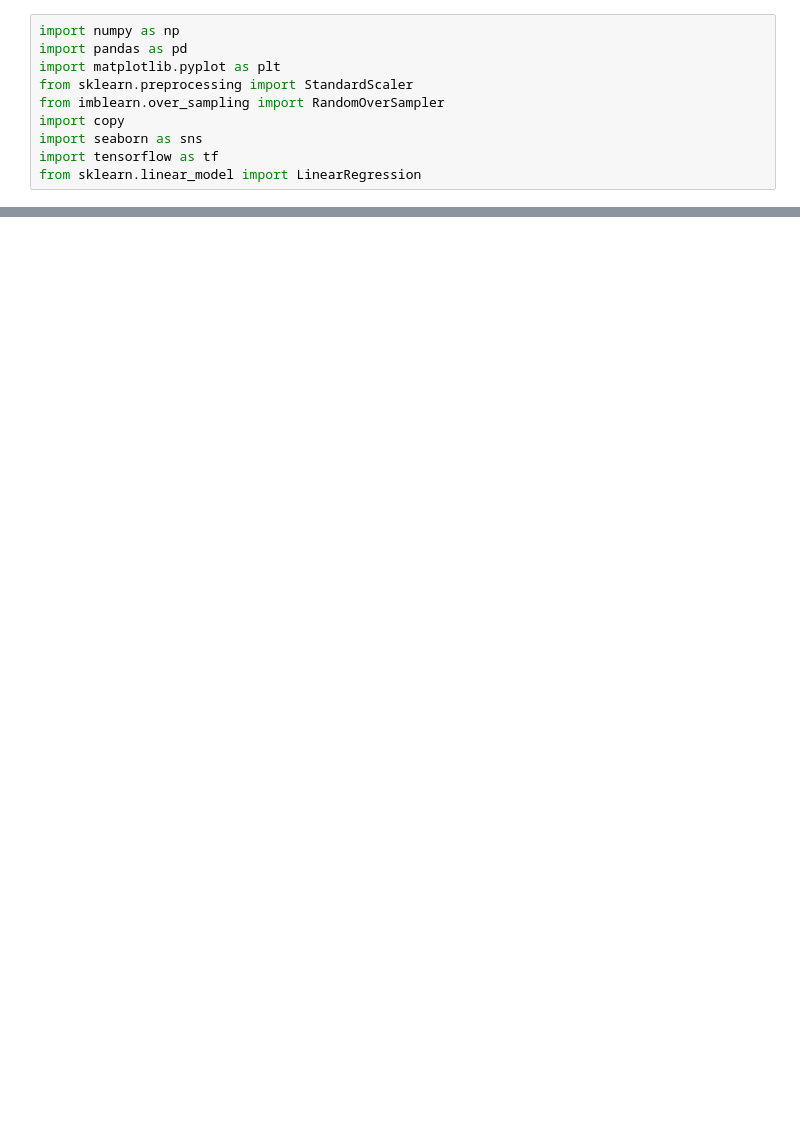
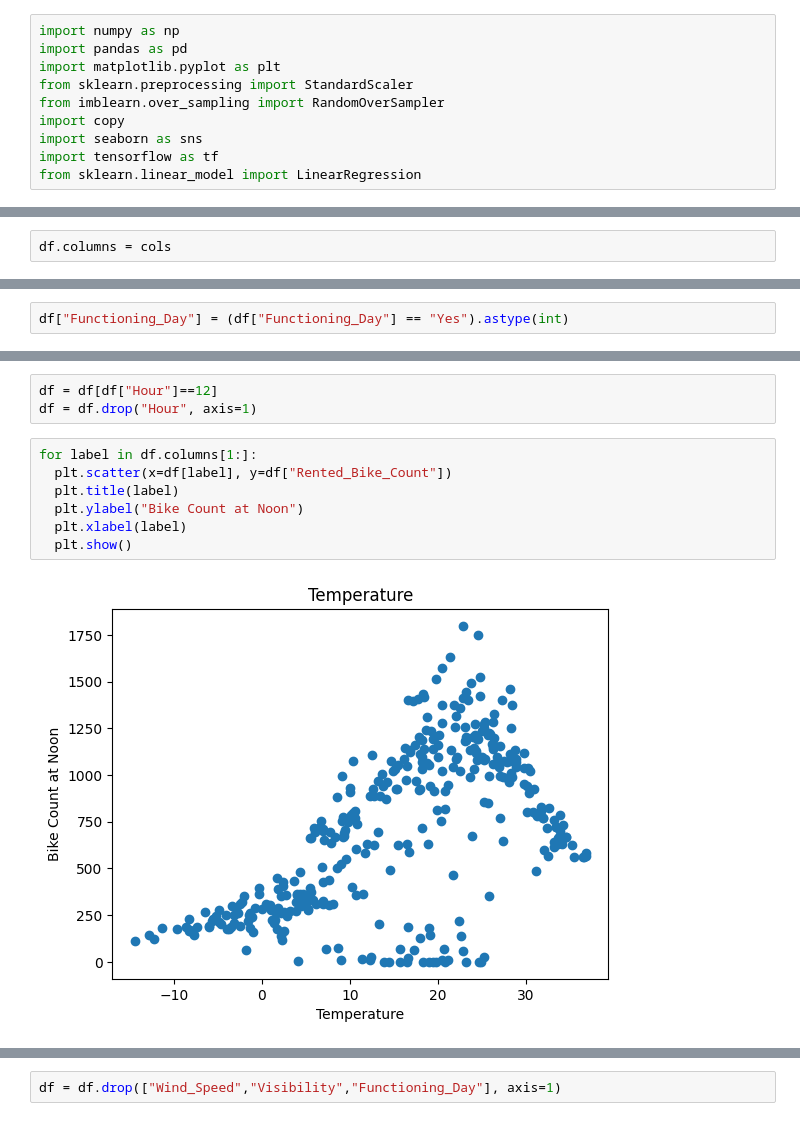
Before and after one commit to chaithanyatenneti/Seoul_Bike_Regression, a Jupyter notebook: Seoul_Bike_Regression.ipynb, the cells around one changed output, grey strips where cells are left out. Saved outputs shown, nothing was run; the diff lists cells and outputs as text; blank space fills up the shorter version.

```diff
--- a/Seoul_Bike_Regression.ipynb
+++ b/Seoul_Bike_Regression.ipynb
@@ -24,0 +25,2 @@ df.head()
+# %%
+df.columns = cols
@@ -24,0 +36,2 @@ df.head()
+# %%
+df["Functioning_Day"] = (df["Functioning_Day"] == "Yes").astype(int)
@@ -24,0 +47,12 @@ df.head()
+# %%
+df = df[df["Hour"]==12]
+df = df.drop("Hour", axis=1)
+# %%
+for label in df.columns[1:]:
+  plt.scatter(x=df[label], y=df["Rented_Bike_Count"])
+  plt.title(label)
+  plt.ylabel("Bike Count at Noon")
+  plt.xlabel(label)
+  plt.show()
+# %% [output]
+[figure, added]
@@ -24,0 +67,2 @@ df.head()
+# %%
+df = df.drop(["Wind_Speed","Visibility","Functioning_Day"], axis=1)
```
Also changed, not shown: parts of 39 cells of this notebook.
